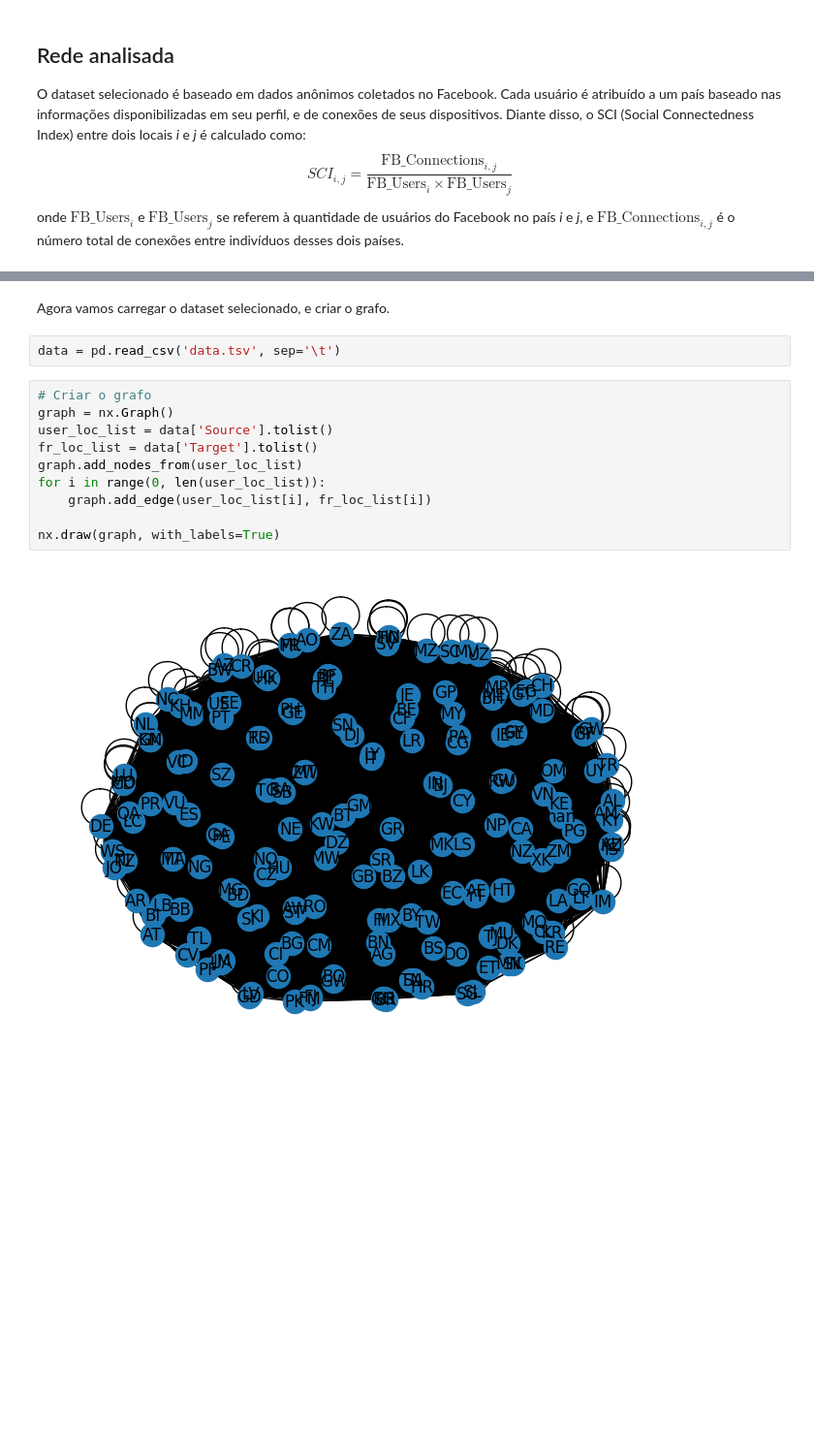
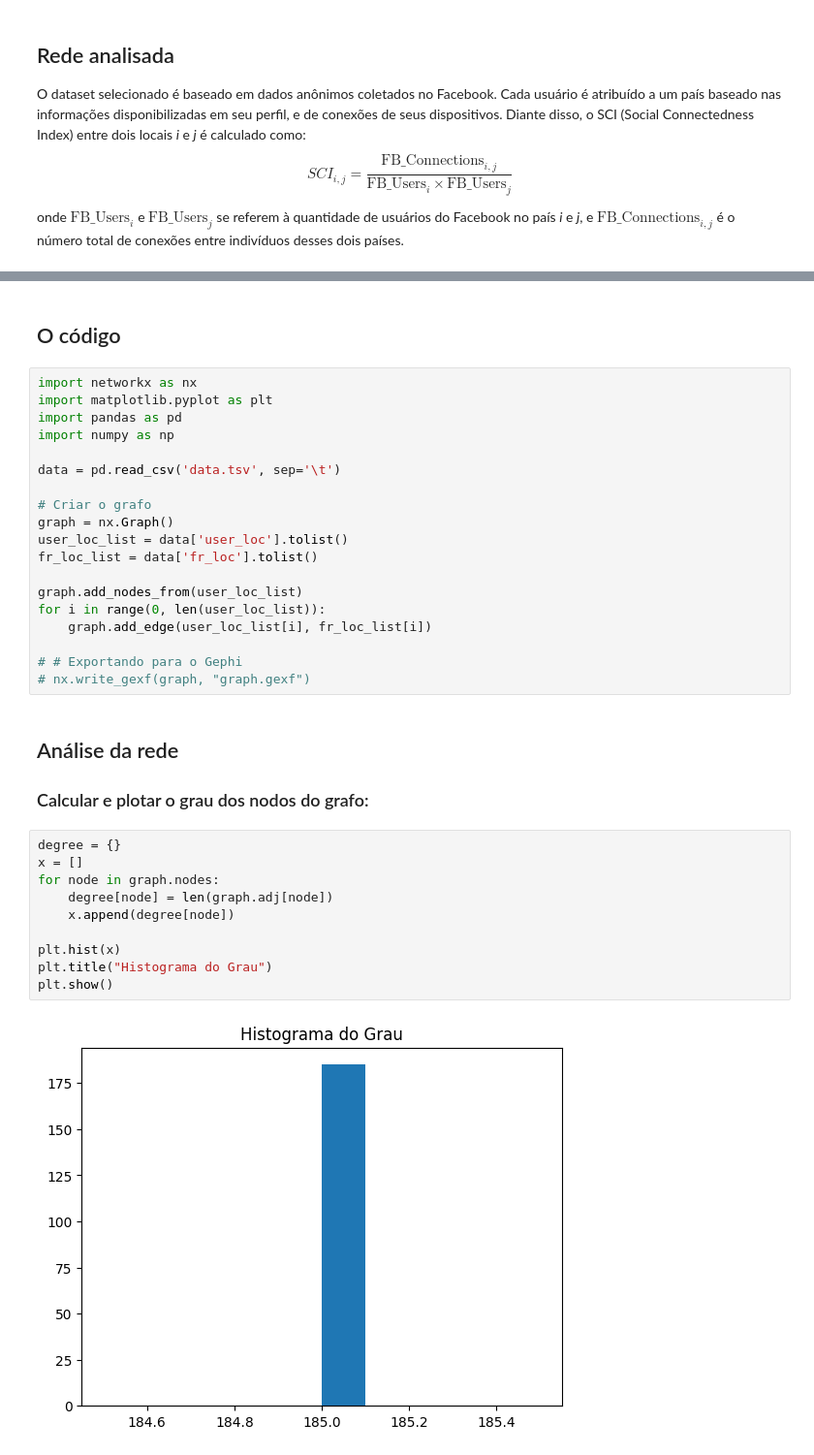
Before and after one commit to paulagibrim/UFV_TrabalhoRedes, a Jupyter notebook: Documentacao.ipynb, the cells around one changed output, grey strips where cells are left out. Shown at 97% size. Cells and saved outputs as stored; diff of their text form; blank space fills up the shorter version.

```diff
--- a/Documentacao.ipynb
+++ b/Documentacao.ipynb
@@ -29,16 +21,37 @@ import numpy as np
-# %% [markdown]
-Agora vamos carregar o dataset selecionado, e criar o grafo.
-# %%
-data = pd.read_csv('data.tsv', sep='\t')
+# %% [markdown]
+## O código
 # %%
+import networkx as nx
+import matplotlib.pyplot as plt
+import pandas as pd
+import numpy as np
+
+data = pd.read_csv('data.tsv', sep='\t')
+
 # Criar o grafo
 graph = nx.Graph()
-user_loc_list = data['Source'].tolist()
-fr_loc_list = data['Target'].tolist()
+user_loc_list = data['user_loc'].tolist()
+fr_loc_list = data['fr_loc'].tolist()
+
 graph.add_nodes_from(user_loc_list)
 for i in range(0, len(user_loc_list)):
     graph.add_edge(user_loc_list[i], fr_loc_list[i])
 
-nx.draw(graph, with_labels=True)
+# # Exportando para o Gephi
+# nx.write_gexf(graph, "graph.gexf")
-# %% [output]
-[figure, removed]
+# %% [markdown]
+## Análise da rede
+
+### Calcular e plotar o grau dos nodos do grafo:
+# %%
+degree = {}
+x = []
+for node in graph.nodes:
+    degree[node] = len(graph.adj[node])
+    x.append(degree[node])
+
+plt.hist(x)
+plt.title("Histograma do Grau")
+plt.show()
+# %% [output]
+[figure, added]
```
Also changed, not shown: parts of 12 cells of this notebook, 3 other files.
